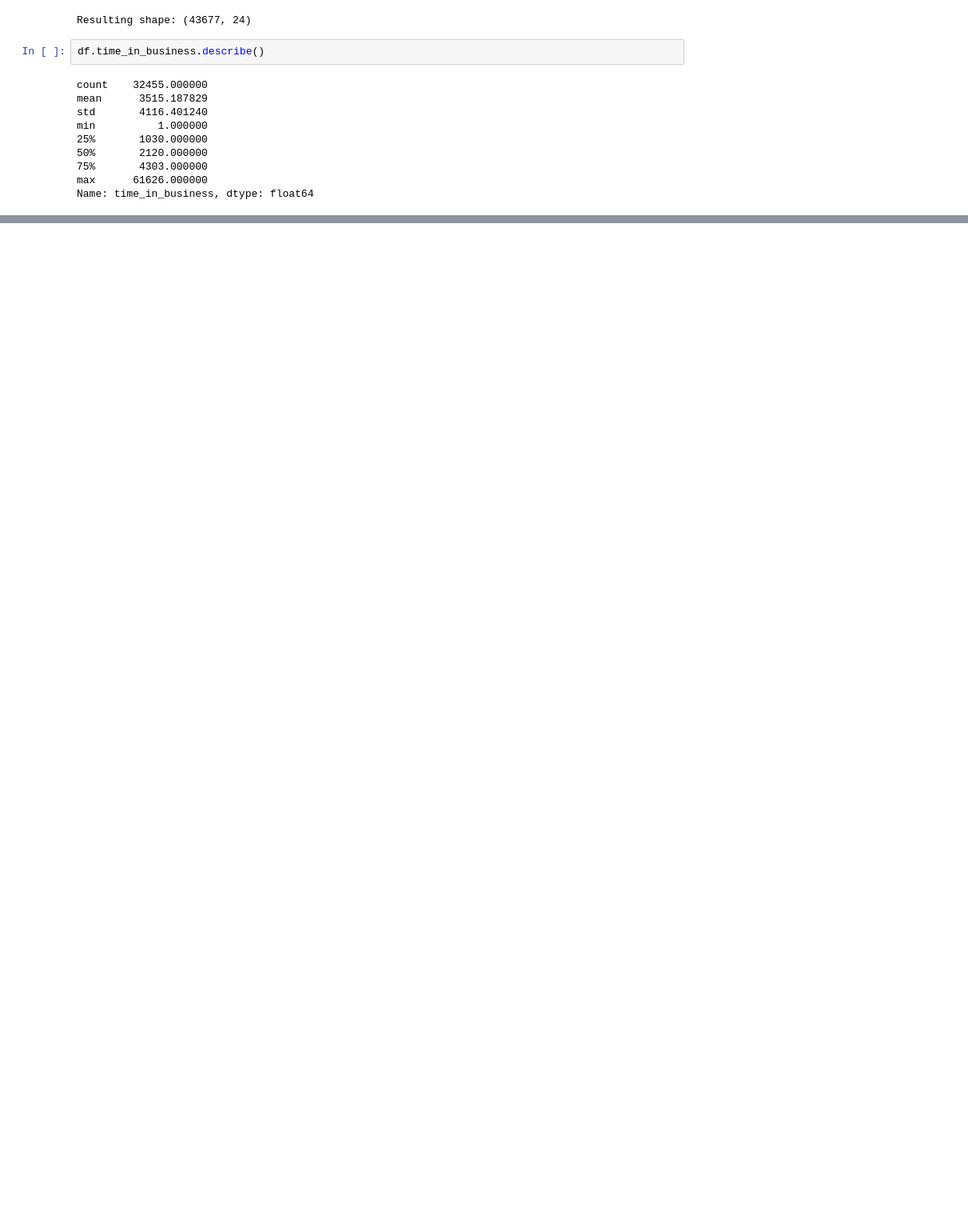
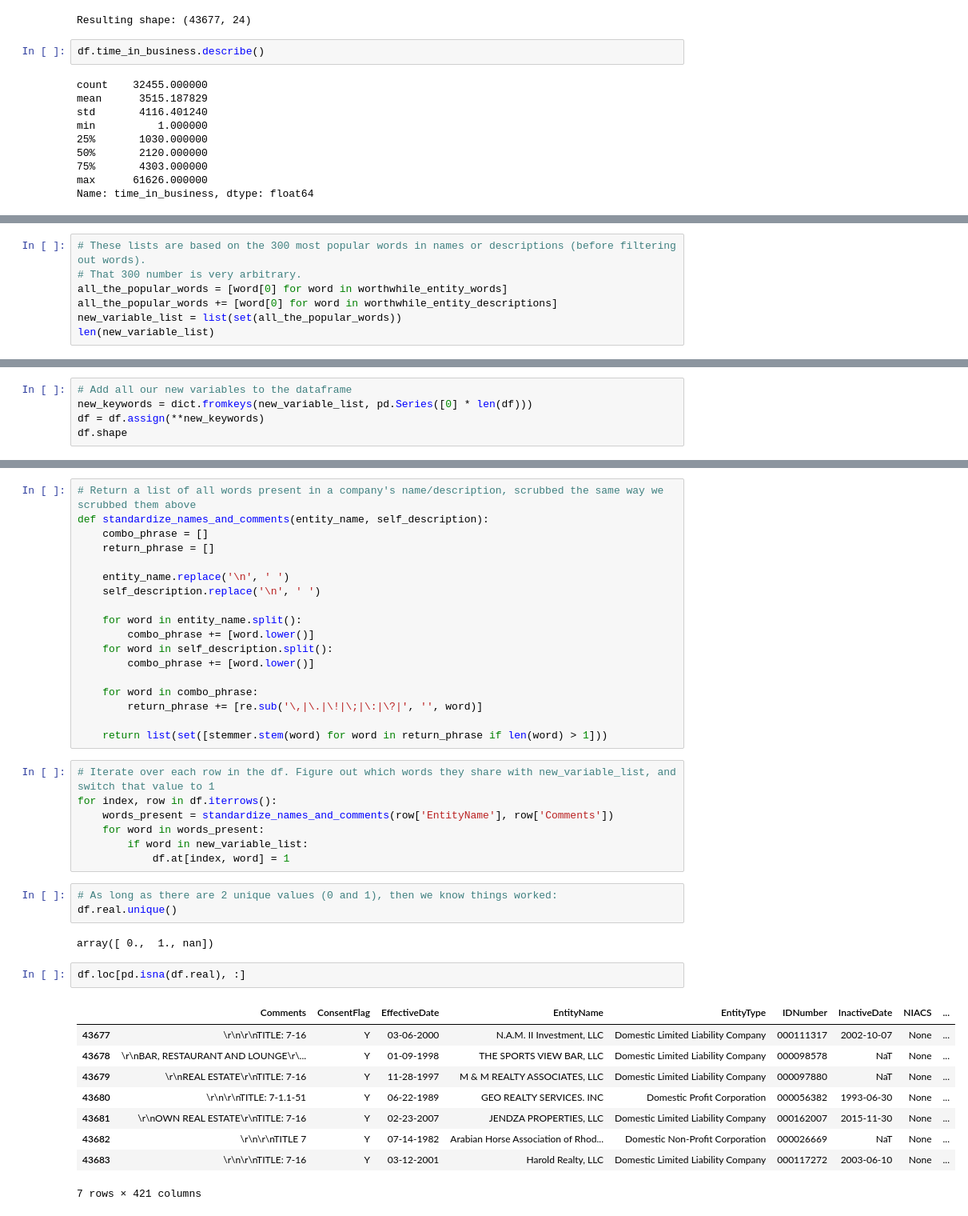
Before and after one commit to Yoyoyoyoyoyoyo/when_companies_die, a Jupyter notebook: predicting_when_companies_die.ipynb, the cells around one changed output, grey strips where cells are left out. Shown at 80% size. Drawn from its saved outputs; the diff is of its cells as text; blank space fills up the shorter version.

```diff
--- a/predicting_when_companies_die.ipynb
+++ b/predicting_when_companies_die.ipynb
@@ -94,0 +185,7 @@ plt.show()
+# %%
+# These lists are based on the 300 most popular words in names or descriptions (before filtering out words).
+# That 300 number is very arbitrary.
+all_the_popular_words = [word[0] for word in worthwhile_entity_words]
+all_the_popular_words += [word[0] for word in worthwhile_entity_descriptions]
+new_variable_list = list(set(all_the_popular_words))
+len(new_variable_list)
@@ -94,0 +194,5 @@ plt.show()
+# %%
+# Add all our new variables to the dataframe
+new_keywords = dict.fromkeys(new_variable_list, pd.Series([0] * len(df)))
+df = df.assign(**new_keywords)
+df.shape
@@ -94,0 +201,42 @@ plt.show()
+# %%
+# Return a list of all words present in a company's name/description, scrubbed the same way we scrubbed them above
+def standardize_names_and_comments(entity_name, self_description):
+    combo_phrase = []
+    return_phrase = []
+
+    entity_name.replace('\n', ' ')
+    self_description.replace('\n', ' ')
+
+    for word in entity_name.split():
+        combo_phrase += [word.lower()]
+    for word in self_description.split():
+        combo_phrase += [word.lower()]
+
+    for word in combo_phrase:
+        return_phrase += [re.sub('\,|\.|\!|\;|\:|\?|', '', word)]
+
+    return list(set([stemmer.stem(word) for word in return_phrase if len(word) > 1]))
+# %%
+# Iterate over each row in the df. Figure out which words they share with new_variable_list, and switch that value to 1
+for index, row in df.iterrows():
+    words_present = standardize_names_and_comments(row['EntityName'], row['Comments'])
+    for word in words_present:
+        if word in new_variable_list:
+            df.at[index, word] = 1
+# %%
+# As long as there are 2 unique values (0 and 1), then we know things worked:
+df.real.unique()
+# %% [output]
+array([ 0.,  1., nan])
+# %%
+df.loc[pd.isna(df.real), :]
+# %% [output]
+|  | Comments | ConsentFlag | EffectiveDate | EntityName | EntityType | IDNumber | InactiveDate | NIACS | ... |
+| 43677 | \r\n\r\nTITLE: 7-16 | Y | 03-06-2000 | N.A.M. II Investment, LLC | Domestic Limited Liability Company | 000111317 | 2002-10-07 | None | ... |
+| 43678 | \r\nBAR, RESTAURANT AND LOUNGE\r\... | Y | 01-09-1998 | THE SPORTS VIEW BAR, LLC | Domestic Limited Liability Company | 000098578 | NaT | None | ... |
+| 43679 | \r\nREAL ESTATE\r\nTITLE: 7-16 | Y | 11-28-1997 | M & M REALTY ASSOCIATES, LLC | Domestic Limited Liability Company | 000097880 | NaT | None | ... |
+| 43680 | \r\n\r\nTITLE: 7-1.1-51 | Y | 06-22-1989 | GEO REALTY SERVICES. INC | Domestic Profit Corporation | 000056382 | 1993-06-30 | None | ... |
+| 43681 | \r\nOWN REAL ESTATE\r\nTITLE: 7-16 | Y | 02-23-2007 | JENDZA PROPERTIES, LLC | Domestic Limited Liability Company | 000162007 | 2015-11-30 | None | ... |
+| 43682 | \r\n\r\nTITLE 7 | Y | 07-14-1982 | Arabian Horse Association of Rhod... | Domestic Non-Profit Corporation | 000026669 | NaT | None | ... |
+| 43683 | \r\n\r\nTITLE: 7-16 | Y | 03-12-2001 | Harold Realty, LLC | Domestic Limited Liability Company | 000117272 | 2003-06-10 | None | ... |
+7 rows × 421 columns
```
Also changed, not shown: parts of 13 cells of this notebook.
